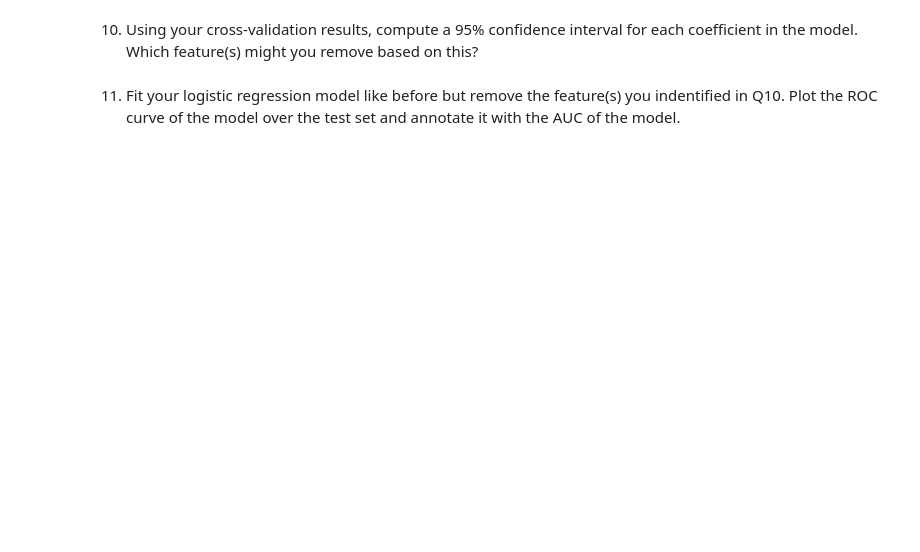
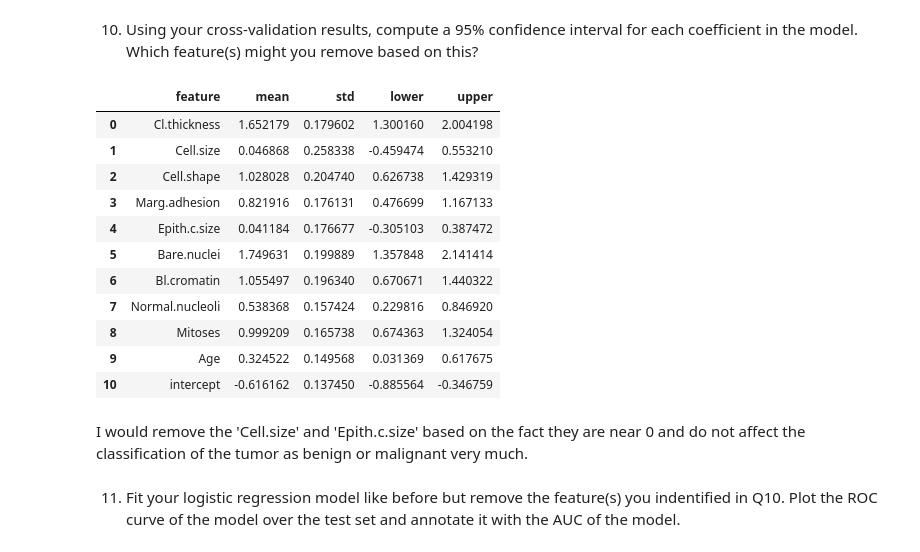
Before and after one commit to andytyuan2/DATASCI-3000, a Jupyter notebook: Homework 4 - Clean.ipynb, the cells around one changed output. Saved outputs shown, nothing was run; the diff lists cells and outputs as text; code cells hidden in the pictures; blank space fills up the shorter version.

```diff
--- a/Homework 4 - Clean.ipynb
+++ b/Homework 4 - Clean.ipynb
@@ -193,4 +285,50 @@ print(auc_ci)
 # %% [markdown]
 10. Using your cross-validation results, compute a 95% confidence interval for each coefficient in the model. Which feature(s) might you remove based on this?
+# %%
+# Get the coefficients of the logistic regression model for each fold
+coefs = [est.named_steps['logistic_regression'].coef_ for est in cv_results['estimator']]
+
+# Get the intercept of the logistic regression model for each fold
+intercepts = [est.named_steps['logistic_regression'].intercept_ for est in cv_results['estimator']]
+
+# Get the mean and standard deviation of the coefficients
+coefs_mean = np.mean(coefs, axis=0)
+coefs_std = np.std(coefs, axis=0)
+
+# Get the mean and standard deviation of the intercept
+intercept_mean = np.mean(intercepts)
+intercept_std = np.std(intercepts)
+
+# Get the feature names
+feature_names = Xtrain.columns
+
+# Create a Dataframe with three variables: The coefficient names, the mean of the coefficients, and the standard deviation of the coefficients
+coefs_df = pd.DataFrame({'feature': feature_names, 'mean': coefs_mean.ravel(), 'std': coefs_std.ravel()})
+
+# Add the mean and standard deviation of the intercept to the DataFrame
+coefs_df.loc[len(coefs_df)] = ['intercept', intercept_mean, intercept_std]
+
+# Add columns with the lower and upper bounds of the 95% confidence interval
+coefs_df['lower'] = coefs_df['mean'] - 1.96*coefs_df['std']
+coefs_df['upper'] = coefs_df['mean'] + 1.96*coefs_df['std']
+
+
+# Print the results
+coefs_df
+# %% [output]
+|  | feature | mean | std | lower | upper |
+| 0 | Cl.thickness | 1.652179 | 0.179602 | 1.300160 | 2.004198 |
+| 1 | Cell.size | 0.046868 | 0.258338 | -0.459474 | 0.553210 |
+| 2 | Cell.shape | 1.028028 | 0.204740 | 0.626738 | 1.429319 |
+| 3 | Marg.adhesion | 0.821916 | 0.176131 | 0.476699 | 1.167133 |
+| 4 | Epith.c.size | 0.041184 | 0.176677 | -0.305103 | 0.387472 |
+| 5 | Bare.nuclei | 1.749631 | 0.199889 | 1.357848 | 2.141414 |
+| 6 | Bl.cromatin | 1.055497 | 0.196340 | 0.670671 | 1.440322 |
+| 7 | Normal.nucleoli | 0.538368 | 0.157424 | 0.229816 | 0.846920 |
+| 8 | Mitoses | 0.999209 | 0.165738 | 0.674363 | 1.324054 |
+| 9 | Age | 0.324522 | 0.149568 | 0.031369 | 0.617675 |
+| 10 | intercept | -0.616162 | 0.137450 | -0.885564 | -0.346759 |
+# %% [markdown]
+I would remove the 'Cell.size' and 'Epith.c.size' based on the fact they are near 0 and do not affect the classification of the tumor as benign or malignant very much.
 # %% [markdown]
 11. Fit your logistic regression model like before but remove the feature(s) you indentified in Q10. Plot the ROC curve of the model over the test set and annotate it with the AUC of the model.
```
Also changed, not shown: parts of 13 cells of this notebook.
